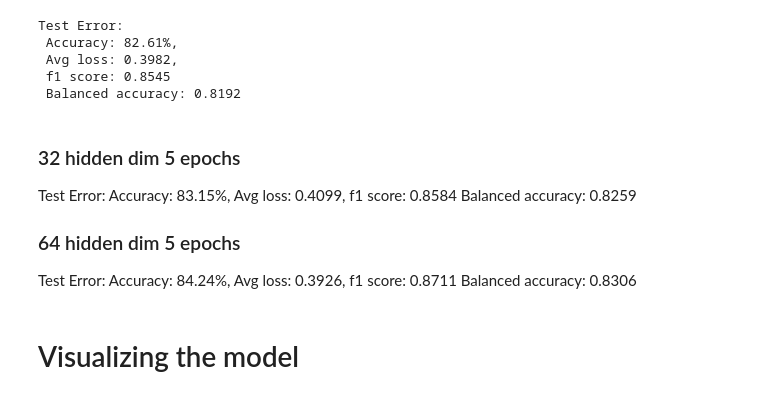
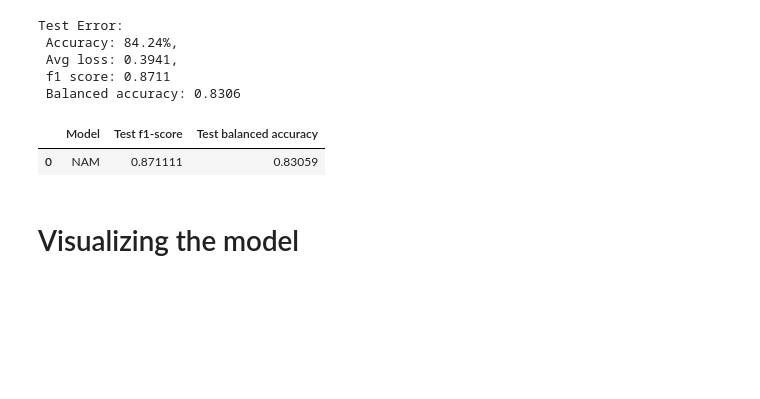
Before and after one commit to olivermarketos/Interpretability_and_Explainability, a Jupyter notebook: p1/4_neural_additive_models.ipynb, the cells around one changed output. Cells and saved outputs as stored; diff of their text form; code cells hidden in the pictures; blank space fills up the shorter version.

```diff
--- a/p1/4_neural_additive_models.ipynb
+++ b/p1/4_neural_additive_models.ipynb
@@ -316,26 +330,21 @@ Done!
 # %%
+# Evaluating the model on the test set and sacing the loss, the f1 score and the balanced accuracy metrics
 model.eval()
-evaluate_model(test_dataloader, model, loss_fn, is_test=True)
+loss, f1, balanced_acc = evaluate_model(test_dataloader, model, loss_fn)
 # %% [output]
 Test Error:
- Accuracy: 82.61%,
- Avg loss: 0.3982,
- f1 score: 0.8545
- Balanced accuracy: 0.8192
+ Accuracy: 84.24%,
+ Avg loss: 0.3941,
+ f1 score: 0.8711
+ Balanced accuracy: 0.8306
-# %% [markdown]
-### 32 hidden dim 5 epochs
-Test Error:
- Accuracy: 83.15%,
- Avg loss: 0.4099,
- f1 score: 0.8584
- Balanced accuracy: 0.8259
-
- ### 64 hidden dim 5 epochs
-Test Error:
- Accuracy: 84.24%,
- Avg loss: 0.3926,
- f1 score: 0.8711
- Balanced accuracy: 0.8306
+# %%
+# Saving the results as a data frame
+output_df = pd.DataFrame({"Model": ["NAM"], "Test f1-score": [f1], "Test balanced accuracy": [balanced_acc]})
+output_df.to_parquet("./results/NAM")
+output_df
+# %% [output]
+|  | Model | Test f1-score | Test balanced accuracy |
+| 0 | NAM | 0.871111 | 0.83059 |
 # %% [markdown]
 # Visualizing the model
 # %%
```
Also changed, not shown: parts of 12 cells of this notebook, 6 other files.
